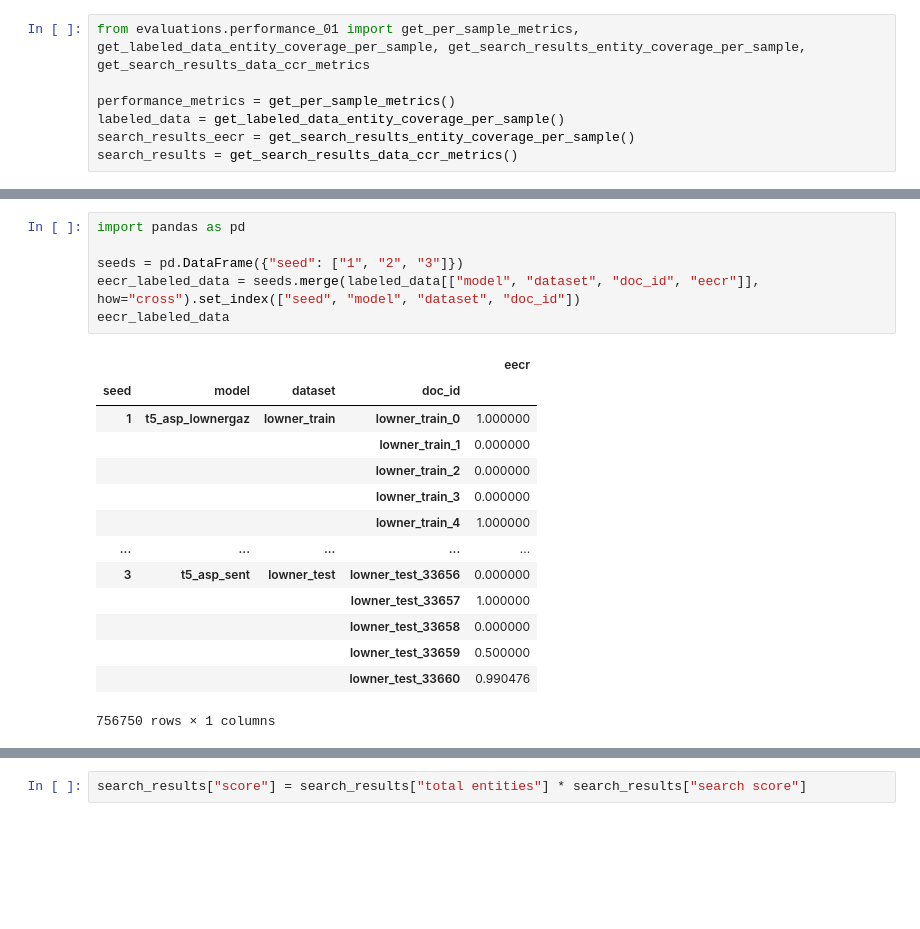
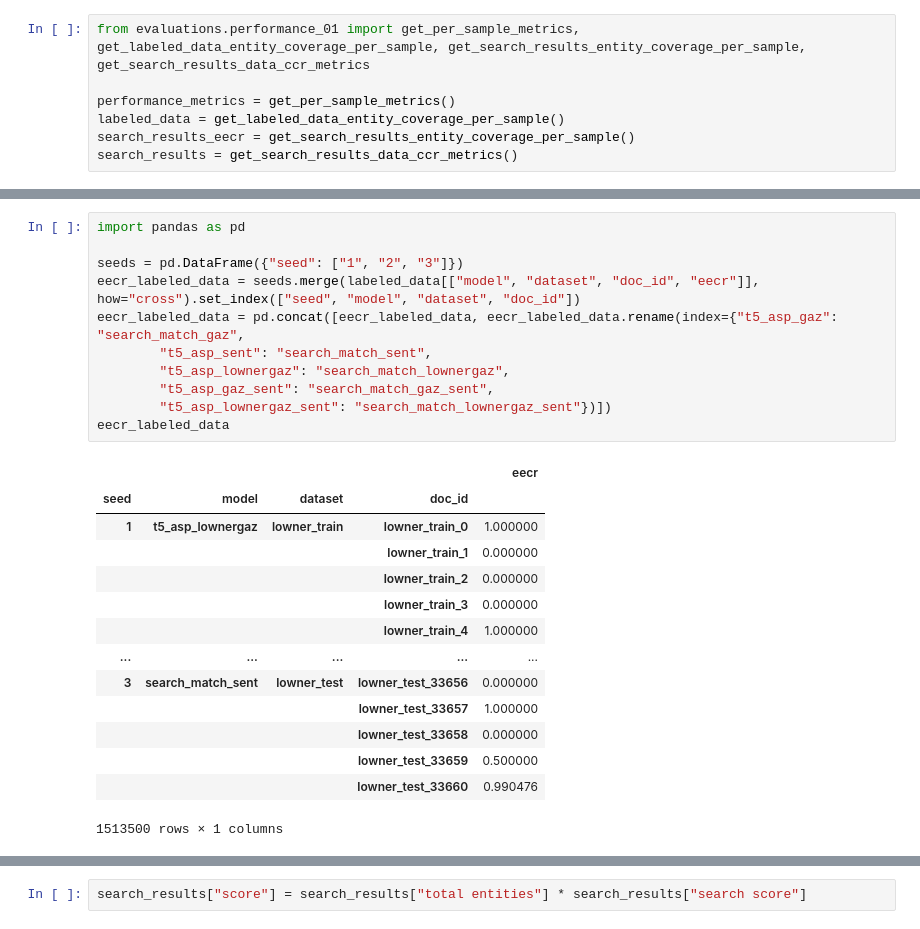
Before and after one commit to roebbert92/thesis, a Jupyter notebook: evaluations/01_performance.ipynb, the cells around one changed output, grey strips where cells are left out. Saved outputs shown, nothing was run; the diff lists cells and outputs as text; blank space fills up the shorter version.

```diff
--- a/evaluations/01_performance.ipynb
+++ b/evaluations/01_performance.ipynb
@@ -585,21 +484,26 @@ error_rate
 # %%
 import pandas as pd
 
 seeds = pd.DataFrame({"seed": ["1", "2", "3"]})
 eecr_labeled_data = seeds.merge(labeled_data[["model", "dataset", "doc_id", "eecr"]], how="cross").set_index(["seed", "model", "dataset", "doc_id"])
+eecr_labeled_data = pd.concat([eecr_labeled_data, eecr_labeled_data.rename(index={"t5_asp_gaz": "search_match_gaz",
+        "t5_asp_sent": "search_match_sent",
+        "t5_asp_lownergaz": "search_match_lownergaz",
+        "t5_asp_gaz_sent": "search_match_gaz_sent",
+        "t5_asp_lownergaz_sent": "search_match_lownergaz_sent"})])
 eecr_labeled_data
 # %% [output]
 |  |  |  |  | eecr |
 | seed | model | dataset | doc_id |  |
 | 1 | t5_asp_lownergaz | lowner_train | lowner_train_0 | 1.000000 |
 |  |  |  | lowner_train_1 | 0.000000 |
 |  |  |  | lowner_train_2 | 0.000000 |
 |  |  |  | lowner_train_3 | 0.000000 |
 |  |  |  | lowner_train_4 | 1.000000 |
 | ... | ... | ... | ... | ... |
-| 3 | t5_asp_sent | lowner_test | lowner_test_33656 | 0.000000 |
+| 3 | search_match_sent | lowner_test | lowner_test_33656 | 0.000000 |
 |  |  |  | lowner_test_33657 | 1.000000 |
 |  |  |  | lowner_test_33658 | 0.000000 |
 |  |  |  | lowner_test_33659 | 0.500000 |
 |  |  |  | lowner_test_33660 | 0.990476 |
-756750 rows × 1 columns
+1513500 rows × 1 columns
```
Also changed, not shown: parts of 24 cells of this notebook, 6 other files.
